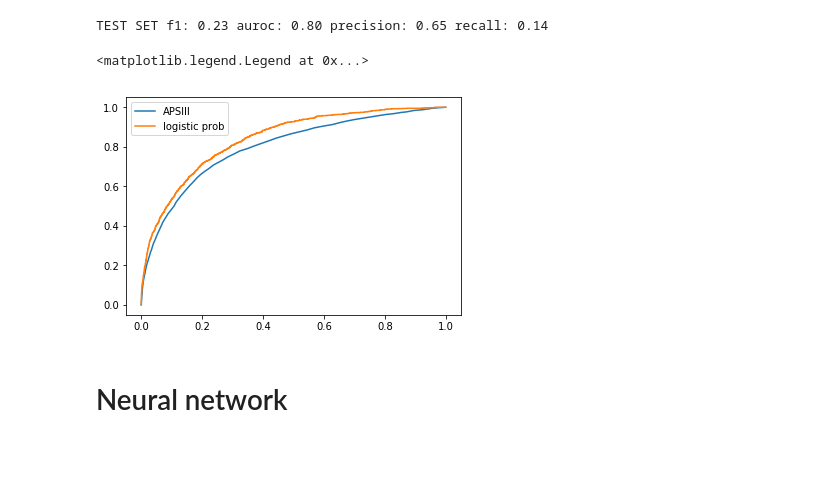
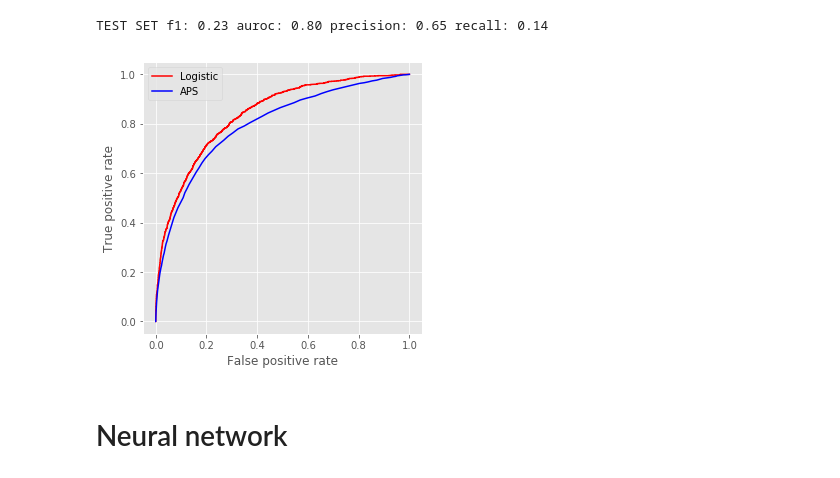
Before and after one commit to maxivanoff/mortality_predictor_mimic, a Jupyter notebook: aps_neural_network_v0.ipynb, the cells around one changed output. Cells and saved outputs as stored; diff of their text form; code cells hidden in the pictures.

```diff
--- a/load_aps_local.ipynb
+++ b/aps_neural_network_v0.ipynb
@@ -272,16 +272,20 @@ res = 'TEST SET f1: {0:.2f} auroc: {1:.2f} precision: {2:.2f} recall: {3:.2f}'.f
 print(res)
 # %% [output]
 TEST SET f1: 0.23 auroc: 0.80 precision: 0.65 recall: 0.14
-# %%
-x,y,_ = roc_curve(y_full, aps_predictions)
-plt.plot(x,y,label='APSIII')
-x,y,_ = roc_curve(y_test, probabilities[0])
-plt.plot(x,y,label='logistic prob')
-
-plt.legend(loc='best')
-# %% [output]
-<matplotlib.legend.Legend at 0x...>
-[figure, removed]
+# %%
+f, axs = plt.subplots(1,1,figsize=(5,5))
+
+x,y,_ = roc_curve(y_test, probabilities[0])
+plt.plot(x,y,label='Logistic',color='red')
+x,y,_ = roc_curve(y_full, aps_predictions)
+plt.plot(x,y,label='APS',color='blue')
+plt.legend(loc='best')
+axs.set_xlabel('False positive rate')
+axs.set_ylabel('True positive rate')
+
+plt.savefig('logisic_aps.pdf')
+# %% [output]
+[figure, added]
 # %% [markdown]
 # Neural network
 # %%
```
Also changed, not shown: parts of 3 cells of this notebook, 13 other files.
